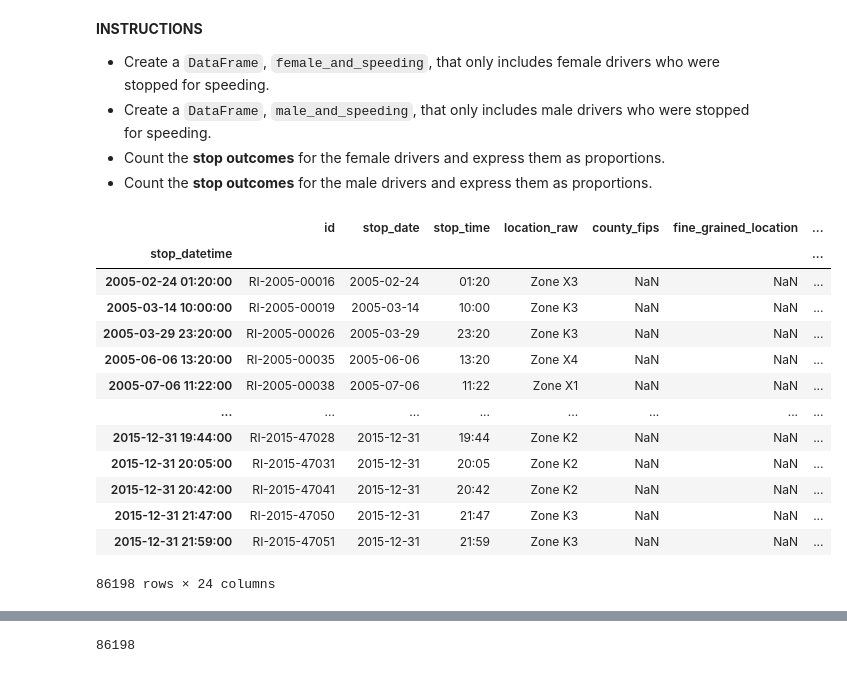
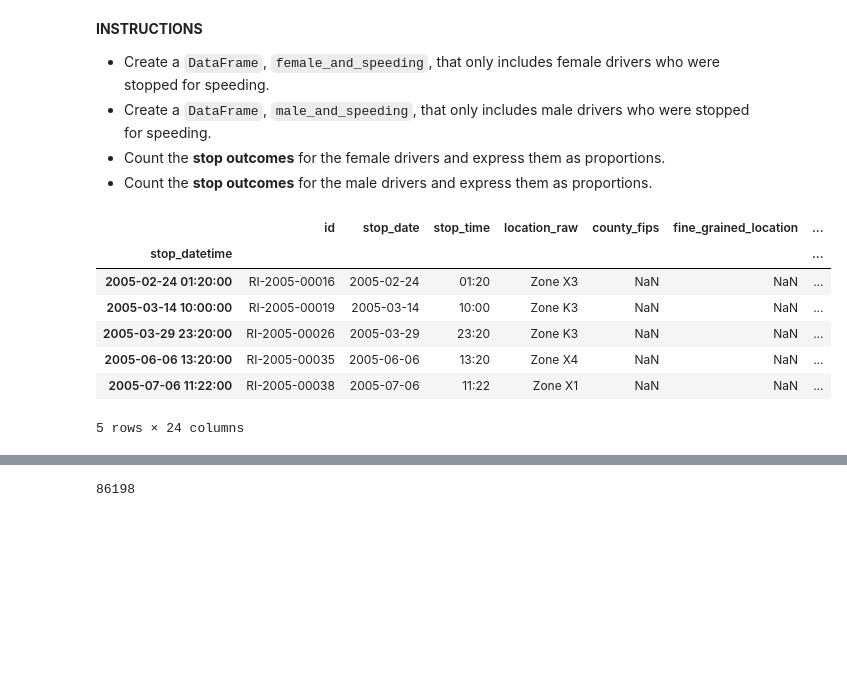
Before and after one commit to Ertugrul-Kurubal/Data-Analysis-With-Python-Projects, a Jupyter notebook: 02-Exploring The Relationship Between Gender And Policing (Student).ipynb, the cells around one changed output, grey strips where cells are left out. Saved outputs shown, nothing was run; the diff lists cells and outputs as text; code cells hidden in the pictures; blank space fills up the shorter version.

```diff
--- a/02-Exploring The Relationship Between Gender And Policing (Student).ipynb
+++ b/02-Exploring The Relationship Between Gender And Policing (Student).ipynb
@@ -212,21 +200,15 @@ Then, for each **gender**, you'll use the ``stop_outcome`` column to calculate w
 *   Count the **stop outcomes** for the male drivers and express them as proportions.
 # %%
 female_and_speeding = df_f[df_f["violation"] == "Speeding"]
-female_and_speeding
+female_and_speeding.head()
 # %% [output]
 |  | id | stop_date | stop_time | location_raw | county_fips | fine_grained_location | ... |
 | stop_datetime |  |  |  |  |  |  | ... |
 | 2005-02-24 01:20:00 | RI-2005-00016 | 2005-02-24 | 01:20 | Zone X3 | NaN | NaN | ... |
 | 2005-03-14 10:00:00 | RI-2005-00019 | 2005-03-14 | 10:00 | Zone K3 | NaN | NaN | ... |
 | 2005-03-29 23:20:00 | RI-2005-00026 | 2005-03-29 | 23:20 | Zone K3 | NaN | NaN | ... |
 | 2005-06-06 13:20:00 | RI-2005-00035 | 2005-06-06 | 13:20 | Zone X4 | NaN | NaN | ... |
 | 2005-07-06 11:22:00 | RI-2005-00038 | 2005-07-06 | 11:22 | Zone X1 | NaN | NaN | ... |
-| ... | ... | ... | ... | ... | ... | ... | ... |
-| 2015-12-31 19:44:00 | RI-2015-47028 | 2015-12-31 | 19:44 | Zone K2 | NaN | NaN | ... |
-| 2015-12-31 20:05:00 | RI-2015-47031 | 2015-12-31 | 20:05 | Zone K2 | NaN | NaN | ... |
-| 2015-12-31 20:42:00 | RI-2015-47041 | 2015-12-31 | 20:42 | Zone K2 | NaN | NaN | ... |
-| 2015-12-31 21:47:00 | RI-2015-47050 | 2015-12-31 | 21:47 | Zone K3 | NaN | NaN | ... |
-| 2015-12-31 21:59:00 | RI-2015-47051 | 2015-12-31 | 21:59 | Zone K3 | NaN | NaN | ... |
-86198 rows × 24 columns
+5 rows × 24 columns
 # %%
 male_and_speeding = df_m[df_m["violation"] == "Speeding"]
```
Also changed, not shown: parts of 4 cells of this notebook.
